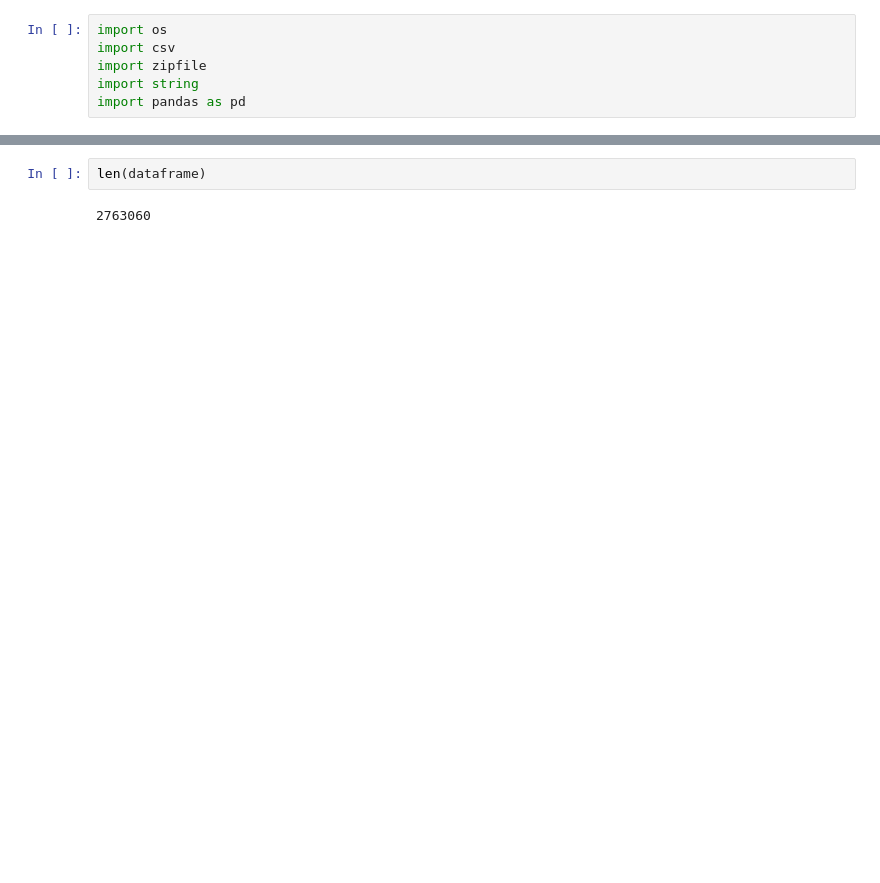
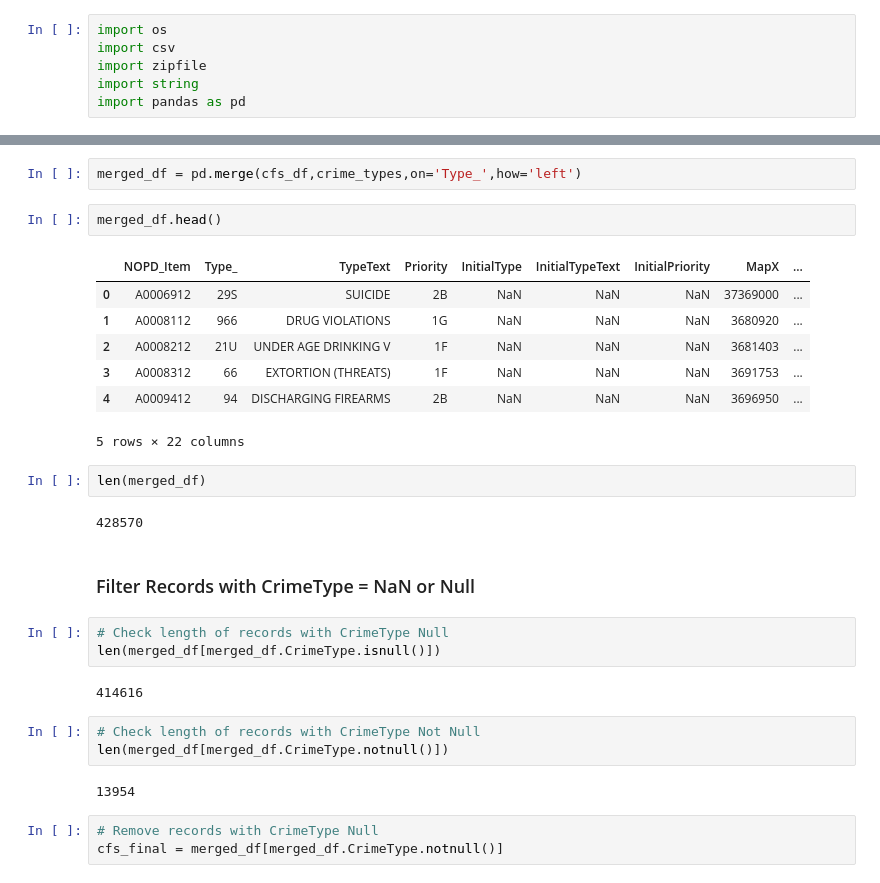
Before and after one commit to nikhilba/NOLA, a Jupyter notebook: Analysis/Calls_for_Service.ipynb, the cells around one changed output, grey strips where cells are left out. Cells and saved outputs as stored; diff of their text form; blank space fills up the shorter version.

```diff
--- a/Analysis/Calls_for_Service.ipynb
+++ b/Analysis/Calls_for_Service.ipynb
@@ -28,4 +123,31 @@ dataframe.head()
+# %%
+merged_df = pd.merge(cfs_df,crime_types,on='Type_',how='left')
+# %%
+merged_df.head()
+# %% [output]
+|  | NOPD_Item | Type_ | TypeText | Priority | InitialType | InitialTypeText | InitialPriority | MapX | ... |
+| 0 | A0006912 | 29S | SUICIDE | 2B | NaN | NaN | NaN | 37369000 | ... |
+| 1 | A0008112 | 966 | DRUG VIOLATIONS | 1G | NaN | NaN | NaN | 3680920 | ... |
+| 2 | A0008212 | 21U | UNDER AGE DRINKING V | 1F | NaN | NaN | NaN | 3681403 | ... |
+| 3 | A0008312 | 66 | EXTORTION (THREATS) | 1F | NaN | NaN | NaN | 3691753 | ... |
+| 4 | A0009412 | 94 | DISCHARGING FIREARMS | 2B | NaN | NaN | NaN | 3696950 | ... |
+5 rows × 22 columns
 # %%
-len(dataframe)
+len(merged_df)
 # %% [output]
-2763060
+428570
+# %% [markdown]
+### Filter Records with CrimeType = NaN or Null
+# %%
+# Check length of records with CrimeType Null
+len(merged_df[merged_df.CrimeType.isnull()])
+# %% [output]
+414616
+# %%
+# Check length of records with CrimeType Not Null
+len(merged_df[merged_df.CrimeType.notnull()])
+# %% [output]
+13954
+# %%
+# Remove records with CrimeType Null
+cfs_final = merged_df[merged_df.CrimeType.notnull()]
```
Also changed, not shown: parts of 23 cells of this notebook.
